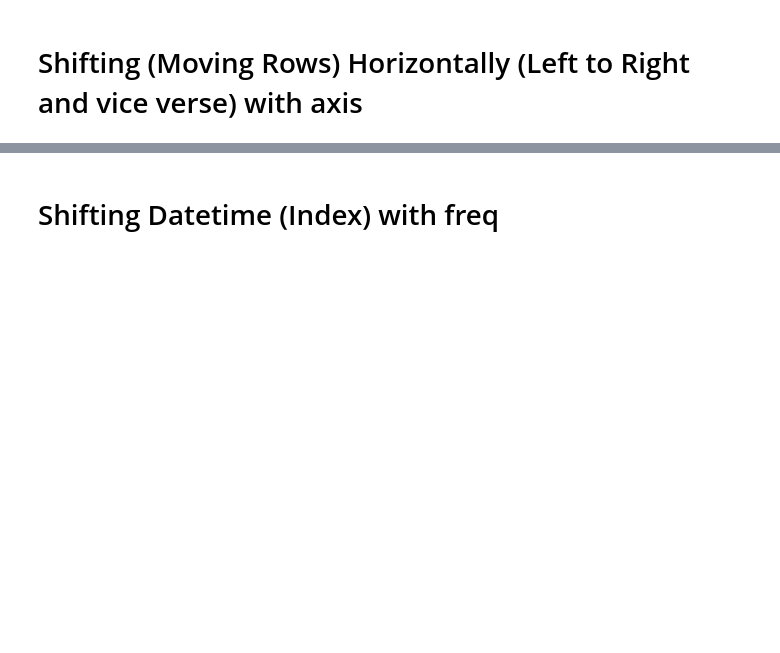
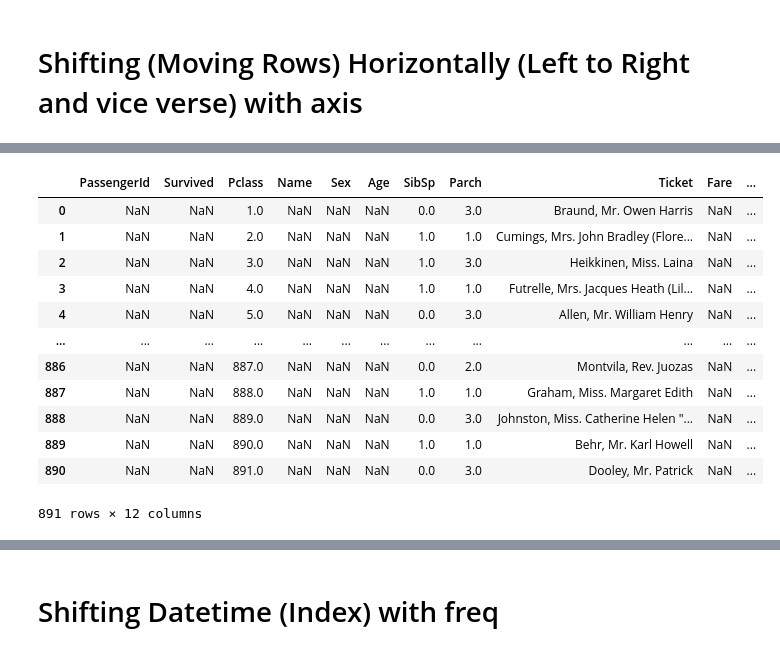
Before and after one commit to prodramp/publiccode, a Jupyter notebook: pandas/magic-of-shift/Magic-of-shift()-in-pandas.ipynb, the cells around one changed output, grey strips where cells are left out. Saved outputs shown, nothing was run; the diff lists cells and outputs as text; code cells hidden in the pictures; blank space fills up the shorter version.

```diff
--- a/pandas/magic-of-shift/Magic-of-shift()-in-pandas.ipynb
+++ b/pandas/magic-of-shift/Magic-of-shift()-in-pandas.ipynb
@@ -29,5 +158,19 @@ df.shift(periods=1000, fill_value=0)
 # %%
 # Shifting horizontally to the right > Moving columns to their next right
-df.shift(1, axis=1)
+df.shift(2, axis=1)
+# %% [output]
+|  | PassengerId | Survived | Pclass | Name | Sex | Age | SibSp | Parch | Ticket | Fare | ... |
+| 0 | NaN | NaN | 1.0 | NaN | NaN | NaN | 0.0 | 3.0 | Braund, Mr. Owen Harris | NaN | ... |
+| 1 | NaN | NaN | 2.0 | NaN | NaN | NaN | 1.0 | 1.0 | Cumings, Mrs. John Bradley (Flore... | NaN | ... |
+| 2 | NaN | NaN | 3.0 | NaN | NaN | NaN | 1.0 | 3.0 | Heikkinen, Miss. Laina | NaN | ... |
+| 3 | NaN | NaN | 4.0 | NaN | NaN | NaN | 1.0 | 1.0 | Futrelle, Mrs. Jacques Heath (Lil... | NaN | ... |
+| 4 | NaN | NaN | 5.0 | NaN | NaN | NaN | 0.0 | 3.0 | Allen, Mr. William Henry | NaN | ... |
+| ... | ... | ... | ... | ... | ... | ... | ... | ... | ... | ... | ... |
+| 886 | NaN | NaN | 887.0 | NaN | NaN | NaN | 0.0 | 2.0 | Montvila, Rev. Juozas | NaN | ... |
+| 887 | NaN | NaN | 888.0 | NaN | NaN | NaN | 1.0 | 1.0 | Graham, Miss. Margaret Edith | NaN | ... |
+| 888 | NaN | NaN | 889.0 | NaN | NaN | NaN | 0.0 | 3.0 | Johnston, Miss. Catherine Helen "... | NaN | ... |
+| 889 | NaN | NaN | 890.0 | NaN | NaN | NaN | 1.0 | 1.0 | Behr, Mr. Karl Howell | NaN | ... |
+| 890 | NaN | NaN | 891.0 | NaN | NaN | NaN | 0.0 | 3.0 | Dooley, Mr. Patrick | NaN | ... |
+891 rows × 12 columns
 # %%
 df
```
Also changed, not shown: parts of 34 cells of this notebook.
